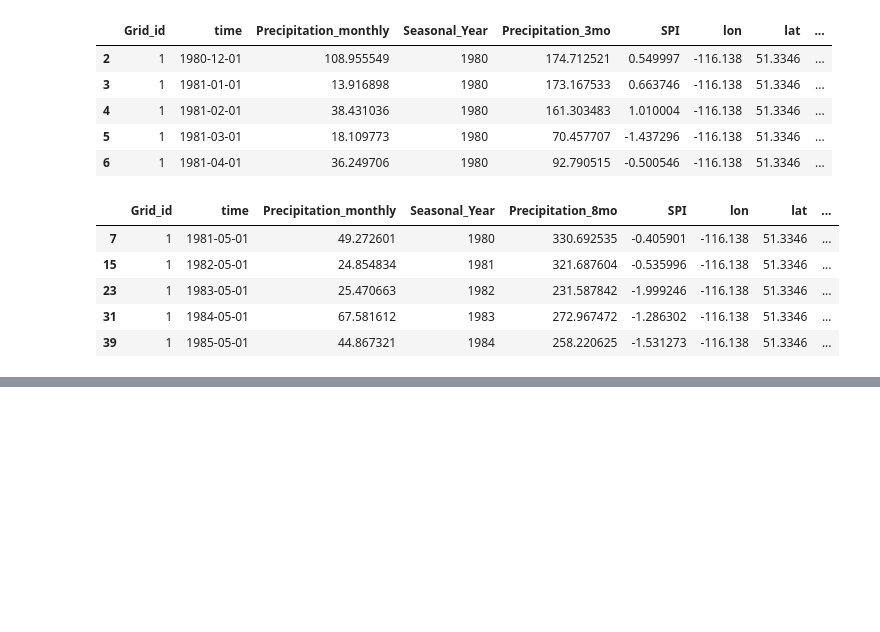
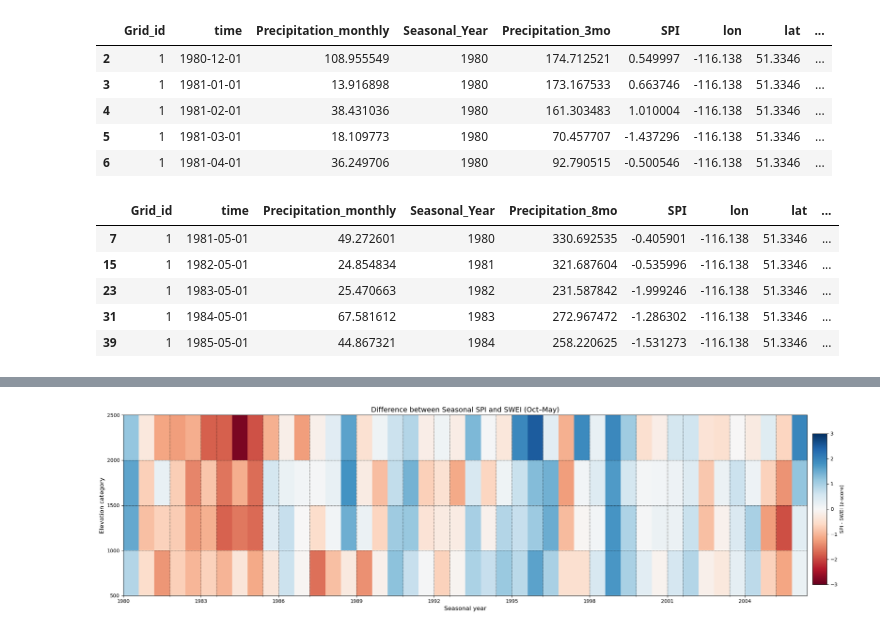
Before and after one commit to Nadiesenali/snowdroughtindex-main, a Jupyter notebook: notebooks/workflows/10_for_paper.ipynb, the cells around one changed output, grey strips where cells are left out. Saved outputs shown, nothing was run; the diff lists cells and outputs as text; code cells hidden in the pictures; blank space fills up the shorter version.

```diff
--- a/notebooks/workflows/10_for_paper.ipynb
+++ b/notebooks/workflows/10_for_paper.ipynb
@@ -1504,0 +2430,9 @@ for season_year in range(1980, 2024):
+# %%
+# merge SWEI and SPI data for comparison
+swei_spi_comparison = swei_8mo_avg.merge(
+    spi_8mo_avg,
+    on=['Elevation_Category', 'Seasonal_Year', 'month'],
+    how='inner',
+    suffixes=('_SWEI', '_SPI')
+)
+display(swei_spi_comparison)
@@ -1504,0 +2453,4 @@ for season_year in range(1980, 2024):
+# %%
+# calculate difference between SWEI and SPI
+swei_spi_comparison['SPI_minus_SWEI'] = swei_spi_comparison['Avg_SPI_8mo'] - swei_spi_comparison['Avg_SWEI_8mo']
+display(swei_spi_comparison.head(15))
@@ -1504,0 +2483,73 @@ for season_year in range(1980, 2024):
+# %%
+# plot heat map for the diffrence between SWEI and SPI
+
+# Pivot SPI-SWEI
+spi_swei_mat = swei_spi_comparison.pivot_table(
+    index="Elevation_Category",
+    columns="Seasonal_Year",
+    values="SPI_minus_SWEI"
+).reindex(elev_order)
+
+# Single plot (reuse same axis for both references below)
+fig, ax = plt.subplots(1, 1, figsize=(20, 6))
+axes = np.array([ax, ax])  # axes[0] and axes[1] both point to the same Axes
+
+# Years used for x-axis labelling
+common_years = spi_swei_mat.columns.tolist()
+
+vlim = 3
+
+im1 = axes[0].imshow(spi_swei_mat.values, aspect="auto",
+                     cmap="RdBu", vmin=-vlim, vmax=vlim)
+axes[0].set_title("Difference between Seasonal SPI and SWEI (Oct–May)", fontsize=14)
+axes[0].set_ylabel("Elevation category", fontsize=12)
+axes[0].set_yticks(np.arange(len(spi_swei_mat.index)))
+axes[0].set_yticklabels(spi_swei_mat.index)
+
+# Y-axis: numeric elevation ticks and dividing lines between categories
+# Replot with explicit extent so that integer y positions are bin borders
+n_elev = spi_swei_mat.shape[0]
+
+# Older Matplotlib versions do not support `clear()` on ArtistList (axes[0].images),
+# so we directly add a new image without attempting to clear the existing one.
+im1 = axes[0].imshow(
+    spi_swei_mat.values,
+    aspect="auto",
+    cmap="RdBu",
+    vmin=-vlim,
+    vmax=vlim,
+    extent=[0, spi_swei_mat.shape[1], 0, n_elev],
+    origin="upper",
+)
+
+# Tick positions at category boundaries (0..n_elev)
+yticks = np.arange(n_elev + 1)
+# Labels in meters at boundaries, increasing from 500 to 2500
+ylabels = [500 * i for i in range(1, n_elev + 2)]
+
+axes[0].set_yticks(yticks)
+axes[0].set_yticklabels(ylabels)
+
+# Horizontal grid lines at each elevation boundary
+axes[0].grid(axis='y', color='black', linestyle='--', linewidth=0.5)
+
+# X-axis ticks (years)
+years = common_years
+step = max(1, len(years)//12)
+axes[1].set_xticks(np.arange(len(years))[::step],minor=True)
+axes[1].set_xticklabels(years[::step])
+axes[1].set_xlabel("Seasonal year", fontsize=12)
+axes[1].grid(axis='x', which='both', color='black', linestyle='--', linewidth=0.5)
+
+# Shared colorbar on the right, outside the axes
+# Place colorbar outside the main plot area
+cbar_ax = fig.add_axes([1, 0.15, 0.02, 0.7])
+cbar = fig.colorbar(im1, cax=cbar_ax)
+cbar.set_label("SPI - SWEI (z-score)")
+plt.tight_layout()
+# save figure
+out_file_heatmap_diff = config['SWEI_plots'] / f'SWEI_minus_SPI_bow_basin_8month_heatmap.png'
+fig.savefig(out_file_heatmap_diff, dpi=1000, bbox_inches='tight')
+plt.show()
+# %% [output]
+[figure, added]
```
Also changed, not shown: parts of 40 cells of this notebook.
